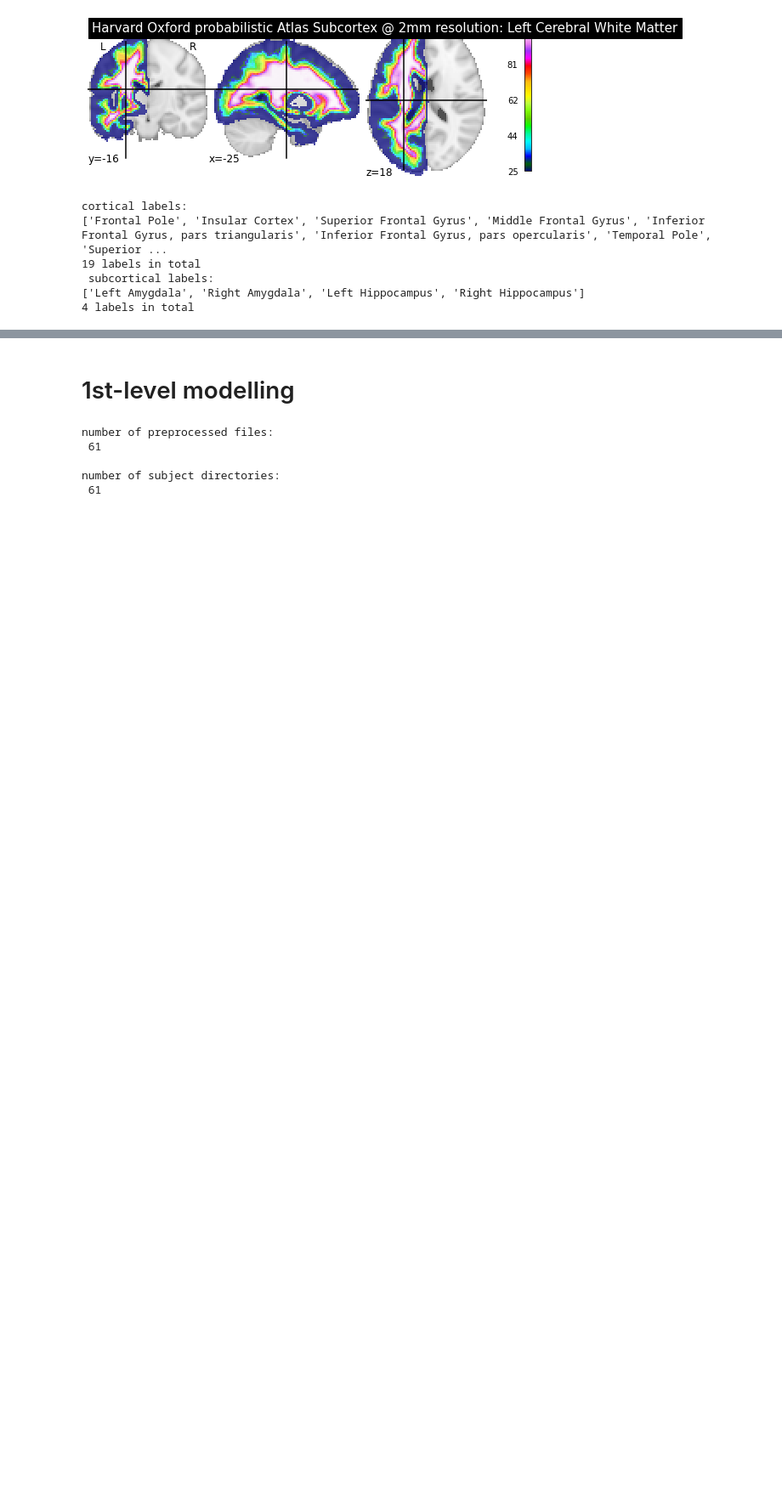
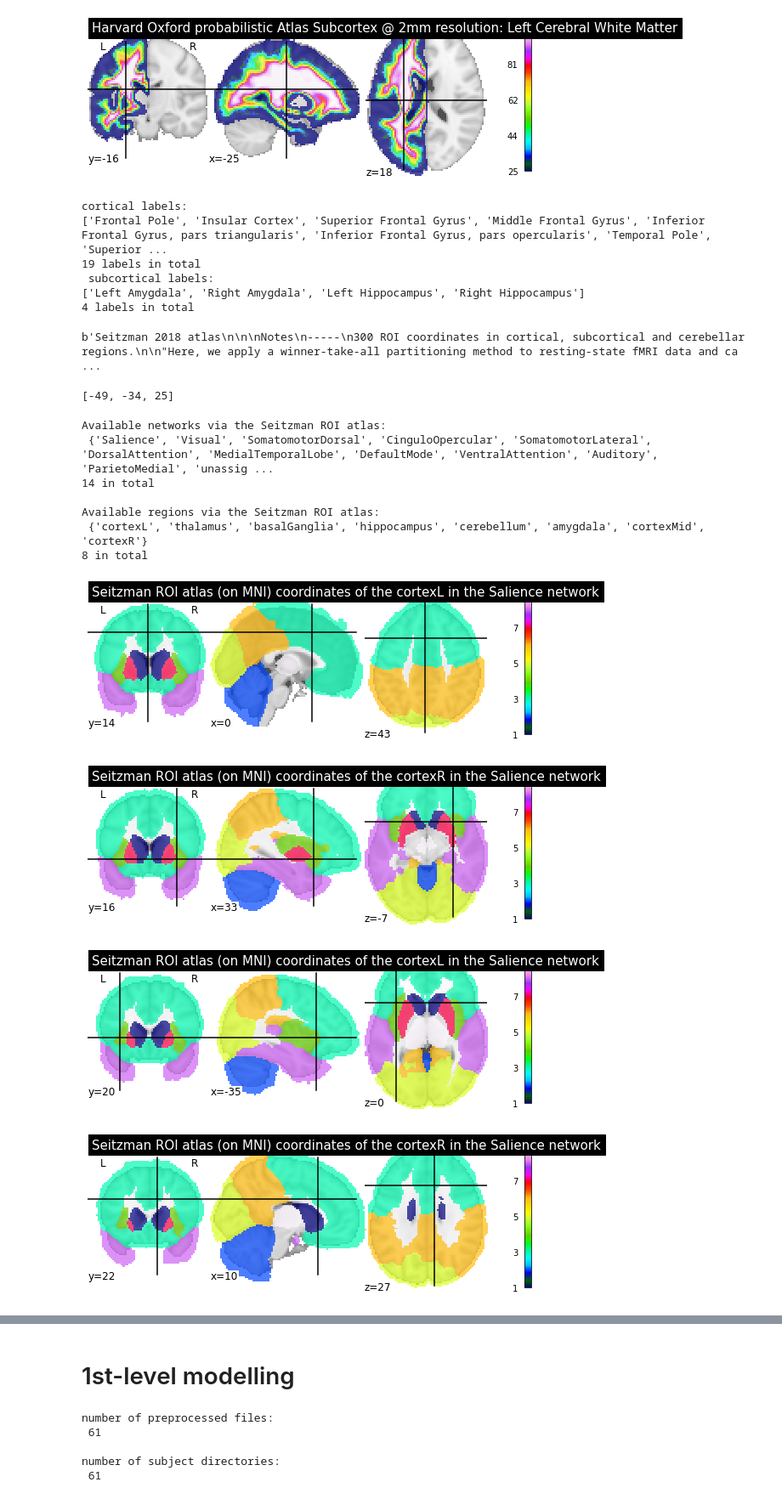
Before and after one commit to MartinHochheimer/FED_AZ_201516, a Jupyter notebook: data_funclib_scripts_exec/fMRI_1stlevel.ipynb, the cells around one changed output, grey strips where cells are left out. Shown at 85% size. Saved outputs shown, nothing was run; the diff lists cells and outputs as text; code cells hidden in the pictures; blank space fills up the shorter version.

```diff
--- a/data_funclib_scripts_exec/fMRI_1stlevel.ipynb
+++ b/data_funclib_scripts_exec/fMRI_1stlevel.ipynb
@@ -199,3 +198,46 @@ cortical labels:
  subcortical labels:
 ['Left Amygdala', 'Right Amygdala', 'Left Hippocampus', 'Right Hippocampus']
 4 labels in total
+# %%
+# Andrew Jahn "ROI Analysis" - ROIs decide significance: Try Seitzman et al (2018) for suitability and fit to hypotheses
+seitzman_rois = datasets.fetch_coords_seitzman_2018(ordered_regions=True)
+# lose the description item
+seitzman_rois.pop("description")
+
+# all lists have the same length as the "rois" list; ROIs are represented as coordinate-arrays;
+# each ROI has an entry for radius, networks and regions -> so it's al resolved down to region level^^
+# %% [output]
+b'Seitzman 2018 atlas\n\n\nNotes\n-----\n300 ROI coordinates in cortical, subcortical and cerebellar regions.\n\n"Here, we apply a winner-take-all partitioning method to resting-state fMRI data and ca ...
+# %%
+print()
+# %% [output]
+[-49, -34, 25]
+# %%
+# print a list of available networks (want to use (subregions of) emotion and attention networks) in the atlas
+print("Available networks via the Seitzman ROI atlas: \n", set(seitzman_rois.networks), f"\n{len(set(seitzman_rois.networks))} in total")
+print("\nAvailable regions via the Seitzman ROI atlas: \n", set(seitzman_rois.regions), f"\n{len(set(seitzman_rois.regions))} in total")
+
+
+# get unique network and region values from seitzman ROI atlas
+networks_unique = [ID for ID in set(seitzman_rois.networks)]
+regions_unique = [reg for reg in set(seitzman_rois.regions)]
+
+# print thresholded spherical ROIs on MNI template image
+for network in networks_unique[0:1]:
+    # go through coupled lists and select by the network ID/name
+    for roi, region, net_id in zip(seitzman_rois.rois, seitzman_rois.regions, seitzman_rois.networks):
+        if net_id == network:
+            ni_plt.plot_roi(f"{fsldir}data/atlases/MNI/MNI-maxprob-thr0-2mm.nii.gz", cut_coords=roi,
+                            title=f"Seitzman ROI atlas (on MNI) coordinates of the {region} in the {net_id} network", colorbar=True)
+# %% [output]
+Available networks via the Seitzman ROI atlas:
+ {'Salience', 'Visual', 'SomatomotorDorsal', 'CinguloOpercular', 'SomatomotorLateral', 'DorsalAttention', 'MedialTemporalLobe', 'DefaultMode', 'VentralAttention', 'Auditory', 'ParietoMedial', 'unassig ...
+14 in total
+
+Available regions via the Seitzman ROI atlas:
+ {'cortexL', 'thalamus', 'basalGanglia', 'hippocampus', 'cerebellum', 'amygdala', 'cortexMid', 'cortexR'}
+8 in total
+[figure, added]
+[figure, added]
+[figure, added]
+[figure, added]
```
Also changed, not shown: parts of 4 cells of this notebook, 1 other file.
